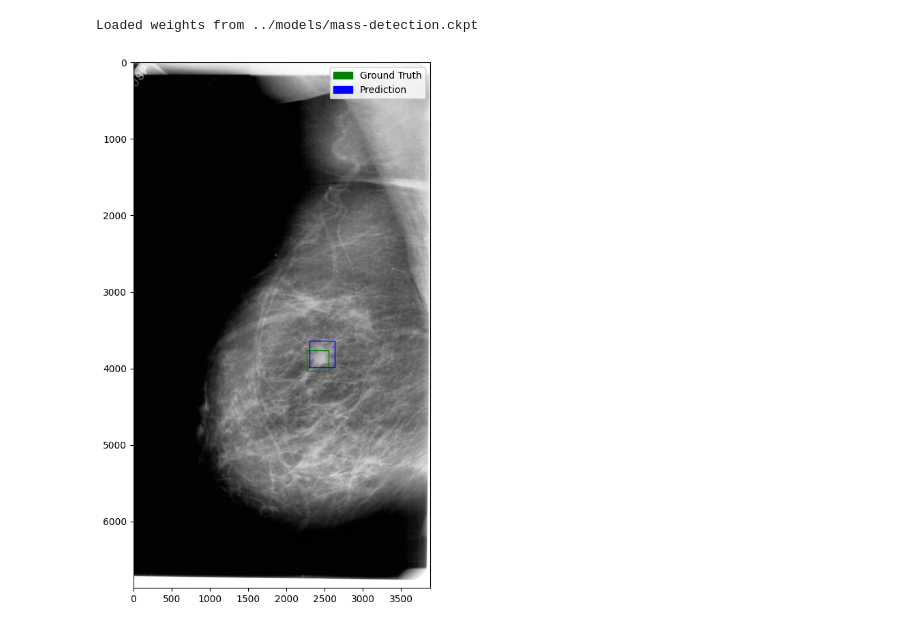
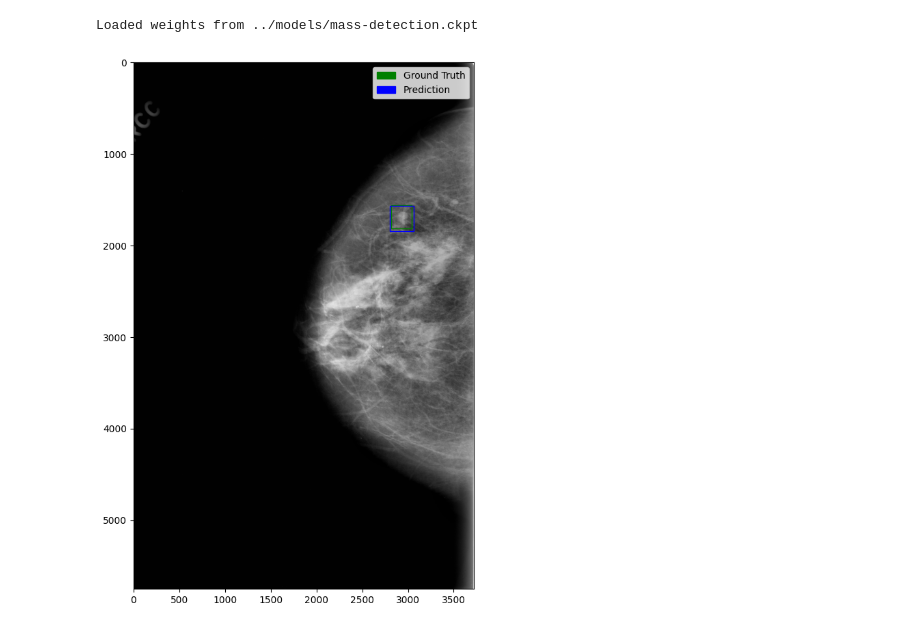
Before and after one commit to tmb2k01/mammo-vision, a Jupyter notebook: notebooks/detection_validation.ipynb, the cells around one changed output. Drawn from its saved outputs; the diff is of its cells as text; code cells hidden in the pictures.

```diff
--- a/notebooks/detection_validation.ipynb
+++ b/notebooks/detection_validation.ipynb
@@ -52,7 +53,11 @@ model = DetectionModel(weight_path="../models/mass-detection.ckpt")
 Loaded weights from ../models/mass-detection.ckpt
 # %%
 # Get a validation batch
+i = 0
 for batch in datamodule.val_dataloader():
+    if i < 7:
+        i += 1
+        continue
     x, y = batch[0][0], batch[1][0]
 
     # Prepare the image
@@ -65,10 +70,19 @@ for batch in datamodule.val_dataloader():
     model.eval()
     with torch.no_grad():
         predictions = model(x.unsqueeze(0))
-    confidence_threshold = 0.3
-    predicted_boxes = predictions[0]["boxes"][
-        predictions[0]["scores"] > confidence_threshold
-    ]
+    confidence_threshold = 0.7
+    scores = predictions[0]["scores"]
+    boxes = predictions[0]["boxes"]
+    predicted_boxes = boxes[scores > confidence_threshold]
+
+    iou_threshold = 0.3
+    keep_indices = ops.nms(
+        predicted_boxes, scores[scores > confidence_threshold], iou_threshold
+    )
+
+    # Filtered results
+    filtered_boxes = predicted_boxes[keep_indices]
+    filtered_scores = scores[scores > confidence_threshold][keep_indices]
 
     # Plot the image
     fig, ax = plt.subplots(1, figsize=(10, 10))
@@ -83,32 +97,32 @@ for batch in datamodule.val_dataloader():
             ymax - ymin,
             linewidth=1,
             edgecolor="g",
             facecolor="none",
             label="Ground Truth",
         )
         ax.add_patch(rect)
 
     # Plot predicted boxes in blue
-    for box in predicted_boxes:
+    for box in filtered_boxes:
         xmin, ymin, xmax, ymax = box
         rect = patches.Rectangle(
             (xmin, ymin),
             xmax - xmin,
             ymax - ymin,
             linewidth=1,
             edgecolor="b",
             facecolor="none",
             label="Prediction",
         )
         ax.add_patch(rect)
 
     plt.legend(
         handles=[
             patches.Patch(color="green", label="Ground Truth"),
             patches.Patch(color="blue", label="Prediction"),
         ]
     )
     plt.show()
     break
 # %% [output]
-[figure, old version]
+[figure, new version]
```
Also changed, not shown: parts of 2 cells of this notebook, 3 other files.
